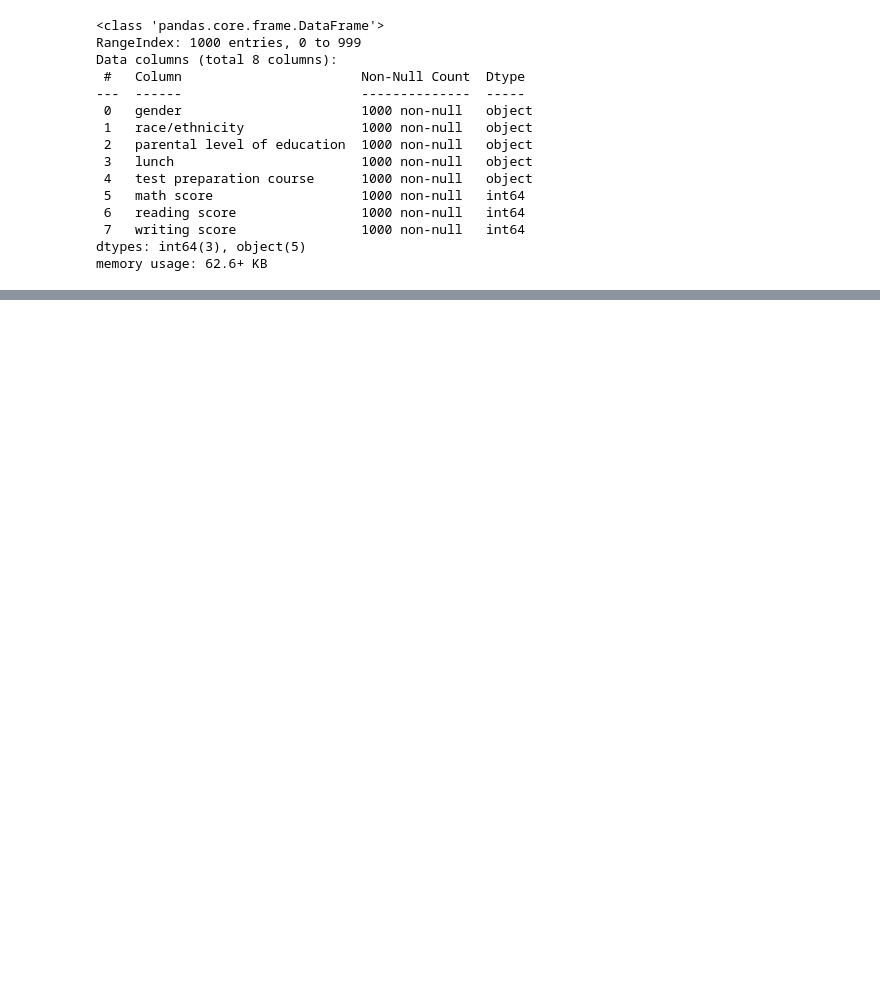
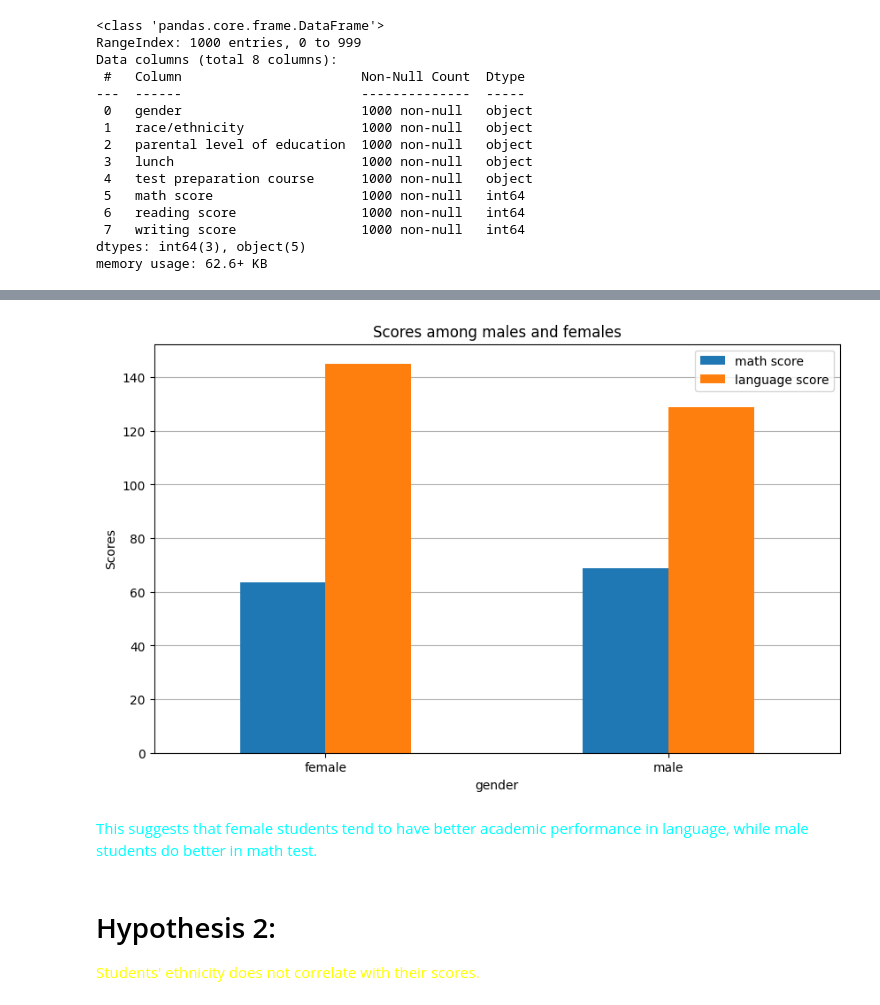
Before and after one commit to nohahussien/EDA, a Jupyter notebook: student.ipynb, the cells around one changed output, grey strips where cells are left out. Drawn from its saved outputs; the diff is of its cells as text; code cells hidden in the pictures; blank space fills up the shorter version.

```diff
--- a/student.ipynb
+++ b/student.ipynb
@@ -68,0 +165,5 @@ array(['standard', 'free/reduced'], dtype=object)
+# %%
+df1 = pd.read_csv(r"StudentsPerformance.csv")
+df1["language score"] = df1["reading score"] + df1["writing score"]
+df1.drop(["reading score", "writing score"], axis = 1, inplace = True)
+df1
@@ -68,0 +187,3 @@ array(['standard', 'free/reduced'], dtype=object)
+# %%
+df_gender = df1.groupby("gender")
+df_gender.describe()
@@ -68,0 +196,13 @@ array(['standard', 'free/reduced'], dtype=object)
+# %%
+means1 = df_gender[[ "math score", 'language score']].mean()
+ax = means1.plot(kind="bar", figsize=(10, 6), rot = 0, ylabel = "Scores", title = "Scores among males and females")
+plt.legend(loc="upper right")
+plt.grid(True, axis='y')
+ax.set_axisbelow(True)
+# %% [output]
+[figure, added]
+# %% [markdown]
+<span style = "color:cyan;">This suggests that female students tend to have better academic performance in language, while male students do better in  math test.</span>
+# %% [markdown]
+# Hypothesis 2:
+<span style="color: yellow;">Students' ethnicity does not correlate with their scores.</span>
```
Also changed, not shown: parts of 33 cells of this notebook, 1 other file.
